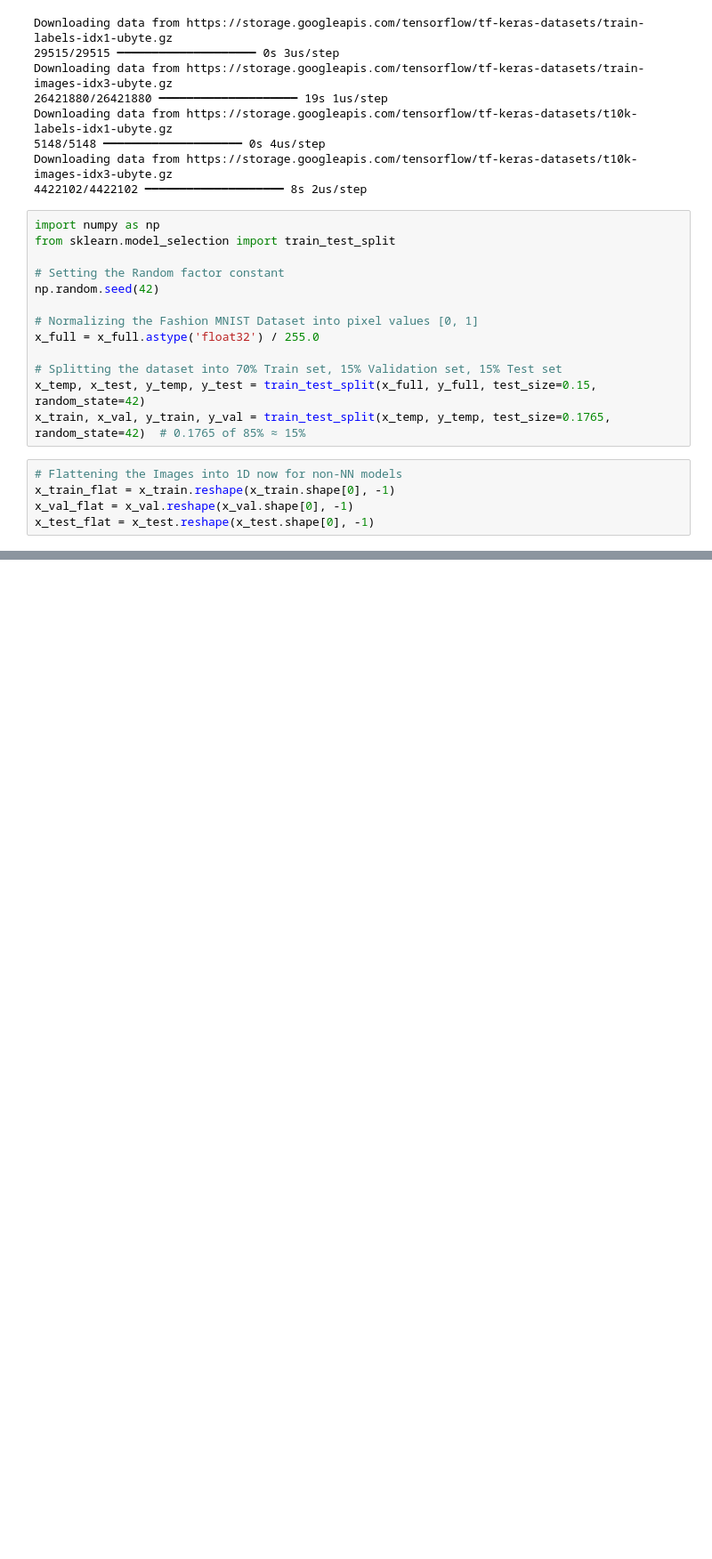
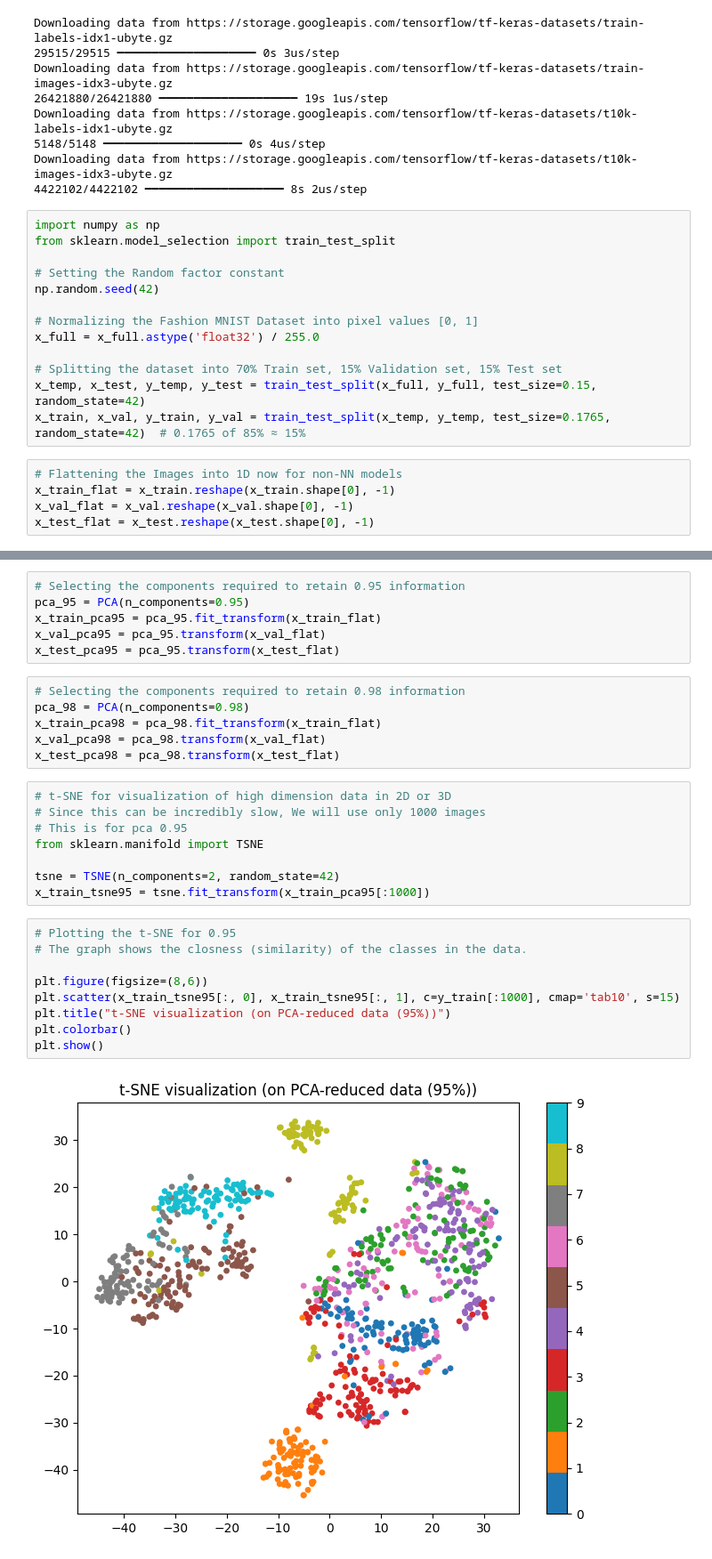
Before and after one commit to Wania-n/ML_Semester-Project_i222369_i222325, a Jupyter notebook: Data-Preprocessing.ipynb, the cells around one changed output, grey strips where cells are left out. Shown at 89% size. Cells and saved outputs as stored; diff of their text form; blank space fills up the shorter version.

Commit message:
Dimension Reduction done!

```diff
--- a/Data-Preprocessing.ipynb
+++ b/Data-Preprocessing.ipynb
@@ -46,0 +83,31 @@ x_test_flat = x_test.reshape(x_test.shape[0], -1)
+# %%
+# Selecting the components required to retain 0.95 information
+pca_95 = PCA(n_components=0.95)
+x_train_pca95 = pca_95.fit_transform(x_train_flat)
+x_val_pca95 = pca_95.transform(x_val_flat)
+x_test_pca95 = pca_95.transform(x_test_flat)
+# %%
+# Selecting the components required to retain 0.98 information
+pca_98 = PCA(n_components=0.98)
+x_train_pca98 = pca_98.fit_transform(x_train_flat)
+x_val_pca98 = pca_98.transform(x_val_flat)
+x_test_pca98 = pca_98.transform(x_test_flat)
+# %%
+# t-SNE for visualization of high dimension data in 2D or 3D
+# Since this can be incredibly slow, We will use only 1000 images
+# This is for pca 0.95
+from sklearn.manifold import TSNE
+
+tsne = TSNE(n_components=2, random_state=42)
+x_train_tsne95 = tsne.fit_transform(x_train_pca95[:1000])
+# %%
+# Plotting the t-SNE for 0.95
+# The graph shows the closness (similarity) of the classes in the data.
+
+plt.figure(figsize=(8,6))
+plt.scatter(x_train_tsne95[:, 0], x_train_tsne95[:, 1], c=y_train[:1000], cmap='tab10', s=15)
+plt.title("t-SNE visualization (on PCA-reduced data (95%))")
+plt.colorbar()
+plt.show()
+# %% [output]
+[figure, added]
```
Also changed, not shown: parts of 10 cells of this notebook.
